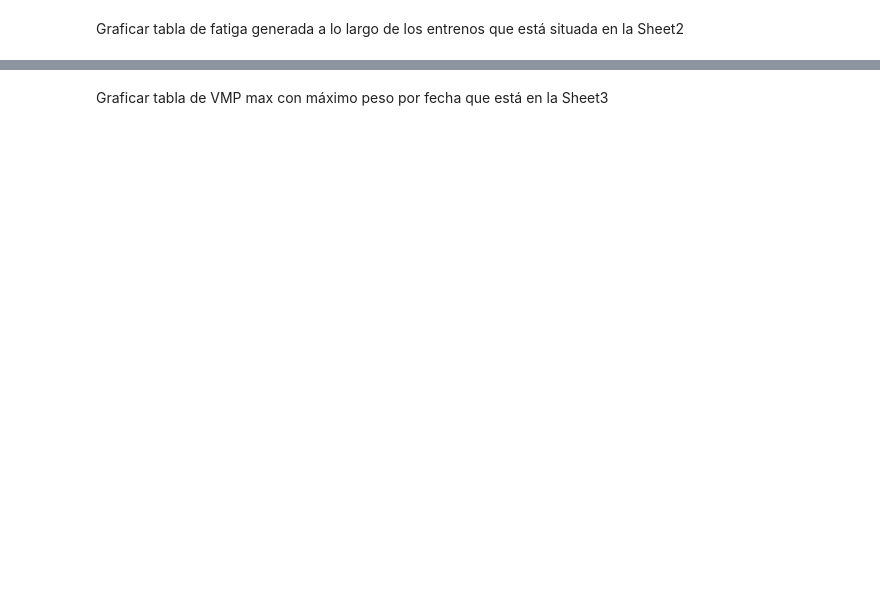
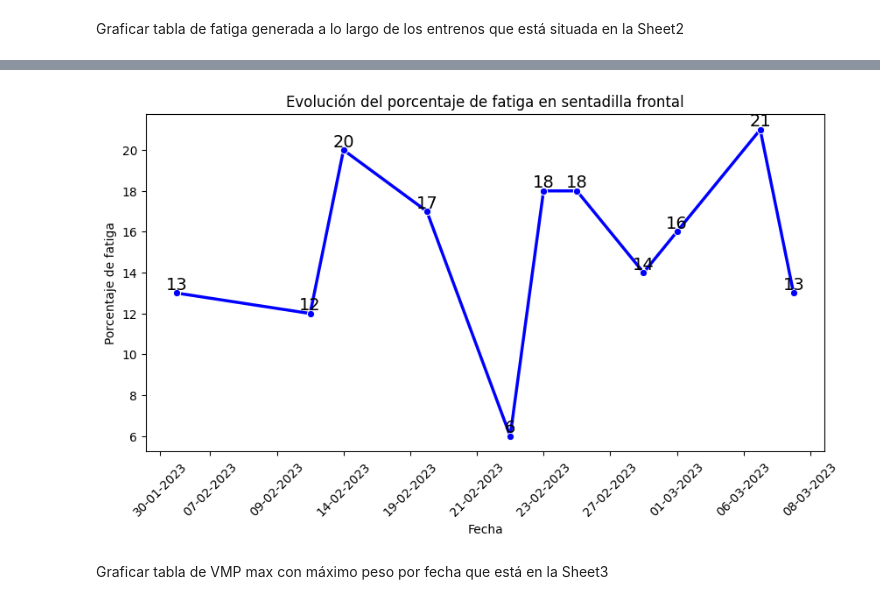
Before and after one commit to Yermanama/Analisis-Datos-Entreno, a Jupyter notebook: proyectoapp/visualizaciondatos.ipynb, the cells around one changed output, grey strips where cells are left out. Cells and saved outputs as stored; diff of their text form; code cells hidden in the pictures; blank space fills up the shorter version.

```diff
--- a/proyectoapp/visualizaciondatos.ipynb
+++ b/proyectoapp/visualizaciondatos.ipynb
@@ -45,2 +46,6 @@ plt.show()
 # %% [markdown]
 Graficar tabla de fatiga generada a lo largo de los entrenos que está situada en la Sheet2
+# %%
+df2.drop(columns=["Unnamed: 0"], inplace=True)
+df2["Porcentaje de fatiga"] = df2["Porcentaje de fatiga"].astype("int64")
+df2
@@ -47,2 +65,14 @@ Graficar tabla de fatiga generada a lo largo de los entrenos que está situada e
+# %%
+df2
+fig, ax = plt.subplots(figsize=(10, 5))
+sns.lineplot(data=df2, x="Fecha", y="Porcentaje de fatiga", color="blue", marker="o", linewidth=2.5)
+plt.xticks(rotation=45)
+ax.set_xticklabels([datetime.datetime.strftime(date, "%d-%m-%Y") for date in df2["Fecha"]], rotation=45)
+for i in range(len(df2["Porcentaje de fatiga"])):
+    plt.annotate(df2["Porcentaje de fatiga"][i], (df2["Fecha"][i], df2["Porcentaje de fatiga"][i]), ha= "center", va= "bottom", fontsize= 14)
+plt.title("Evolución del porcentaje de fatiga en sentadilla frontal")
+plt.show()
+# %% [output]
+[figure, added]
 # %% [markdown]
 Graficar tabla de VMP max con máximo peso por fecha que está en la Sheet3
```
Also changed, not shown: parts of 7 cells of this notebook.
